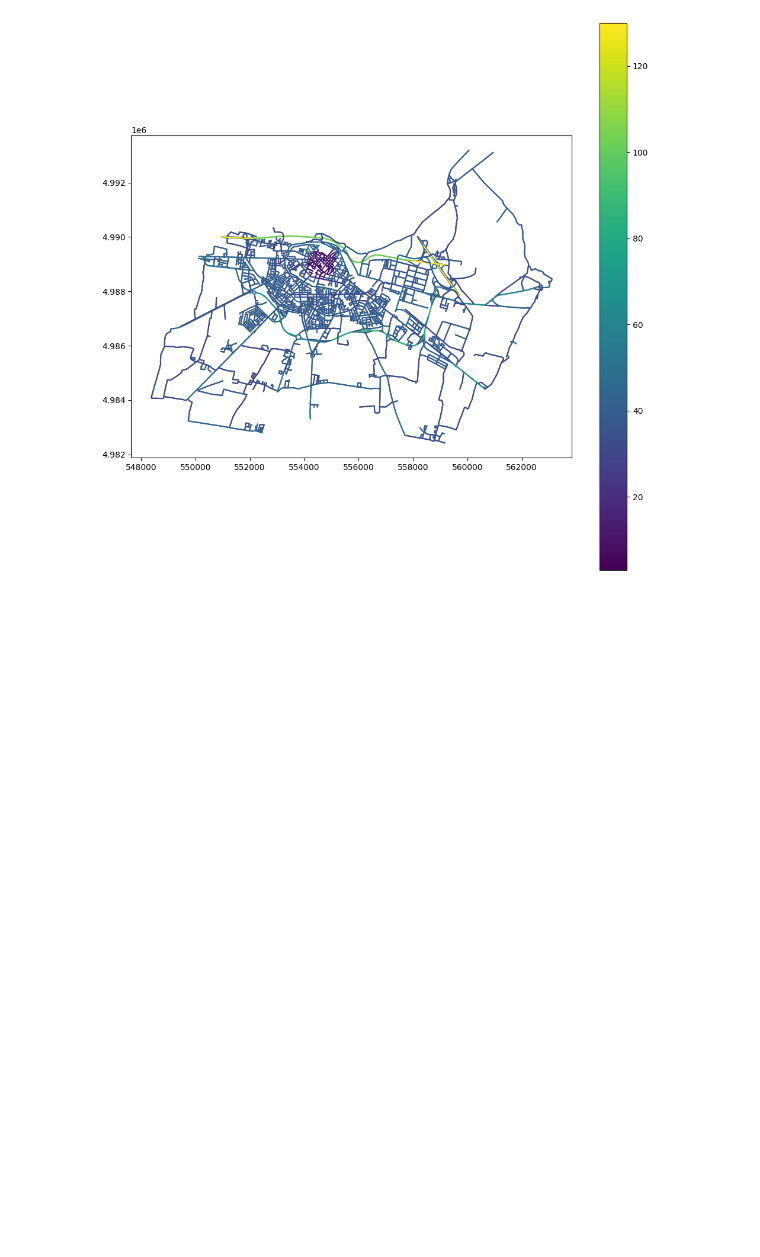
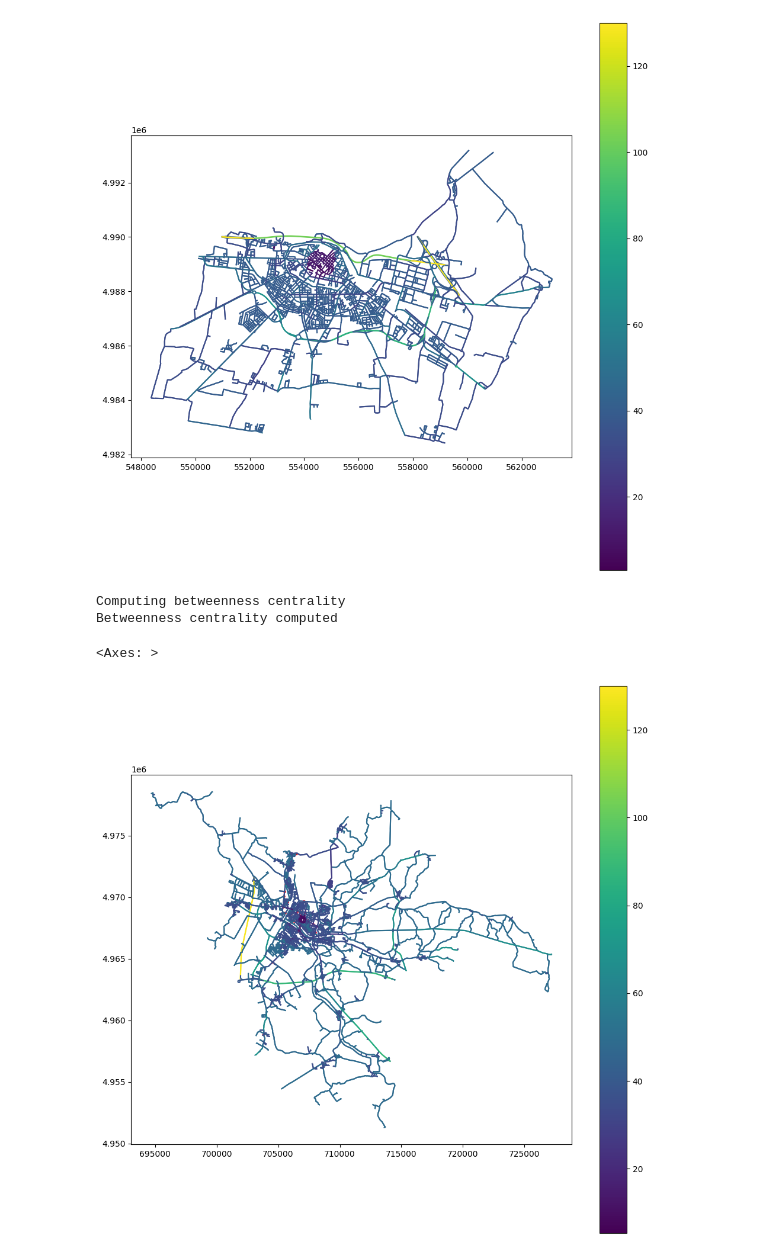
Before and after one commit to StefanoCarotti/FBK, a Jupyter notebook: GDS/CR/CR.ipynb, the cells around one changed output. Cells and saved outputs as stored; diff of their text form; code cells hidden in the pictures; blank space fills up the shorter version.

Commit message:
Automatized city download from OSM and preprocessing

```diff
--- a/GDS/CR/CR.ipynb
+++ b/GDS/CR/CR.ipynb
@@ -686,0 +731,14 @@ new_gdf_edges.plot(ax=ax, column = 'traffic_speed', cmap='viridis', legend=True)
+# %%
+nodes, edges = city_speed_preprocessing("Ferrara", which_result=2, center_point_lon= 11.6186451, center_point_lat= 44.8372737, name_file = "FE")
+# %% [output]
+Computing betweenness centrality
+Betweenness centrality computed
+# %%
+#plot
+fig, ax = plt.subplots(figsize=(12,12))
+edges.plot(ax=ax, column = 'traffic_speed', cmap='viridis', legend=True)
+#plot traffic lights
+nodes[nodes['traffic_lights'] == True].plot(ax=ax, color='red', markersize=5)
+# %% [output]
+<Axes: >
+[figure, added]
```
Also changed, not shown: parts of 1 cell of this notebook.
